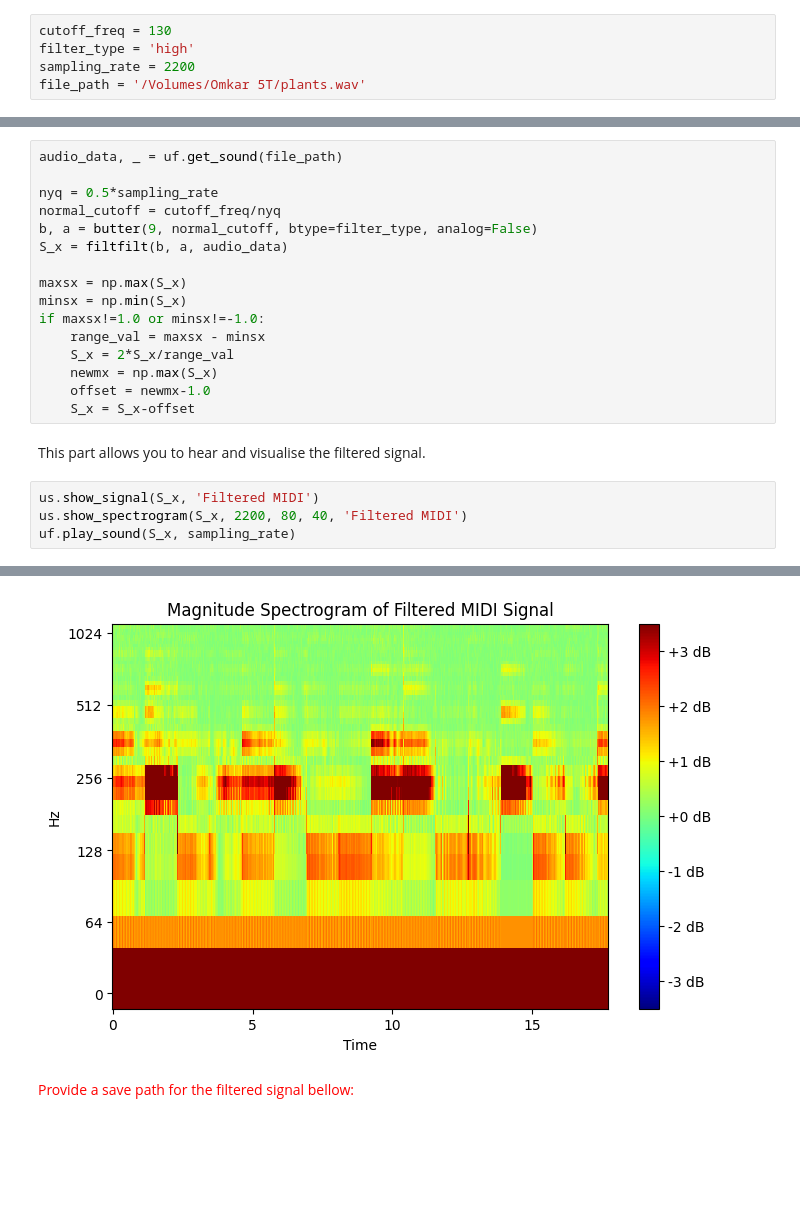
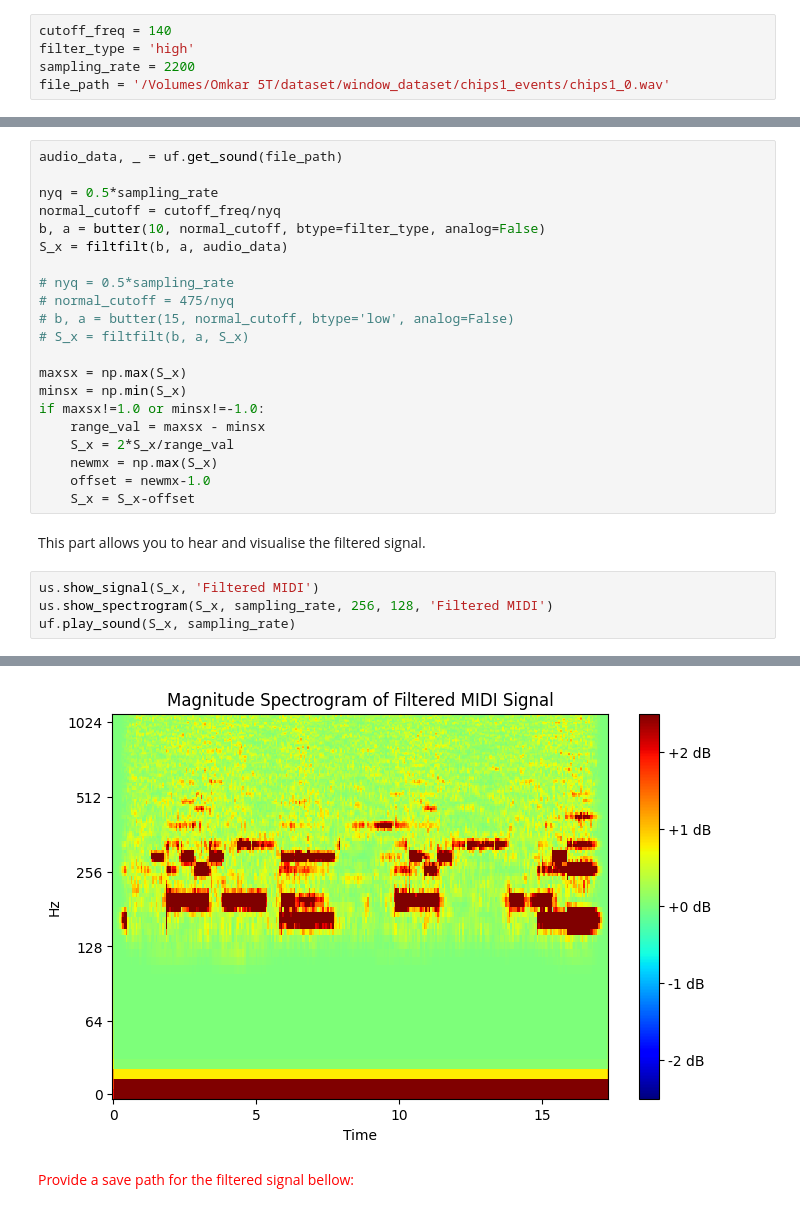
Before and after one commit to omkarpatil06/event_based_visual_microphone, a Jupyter notebook: utilities/scripts/filter_signal.ipynb, the cells around one changed output, grey strips where cells are left out. Drawn from its saved outputs; the diff is of its cells as text; blank space fills up the shorter version.

```diff
--- a/utilities/scripts/filter_signal.ipynb
+++ b/utilities/scripts/filter_signal.ipynb
@@ -17,10 +17,10 @@ import utility_spectrogram as us
 
 There are 2 types of filters allowed by the code: `low` for low-pass or `high`for high-pass filter.
 # %%
-cutoff_freq = 130
+cutoff_freq = 140
 filter_type = 'high'
 sampling_rate = 2200
-file_path = '/Volumes/Omkar 5T/plants.wav'
+file_path = '/Volumes/Omkar 5T/dataset/window_dataset/chips1_events/chips1_0.wav'
 # %% [markdown]
 The code bellow retrives the audio, applies a butterworth filter and nomalises the signal at the end.
 # %%
@@ -28,8 +28,13 @@ audio_data, _ = uf.get_sound(file_path)
 
 nyq = 0.5*sampling_rate
 normal_cutoff = cutoff_freq/nyq
-b, a = butter(9, normal_cutoff, btype=filter_type, analog=False)
+b, a = butter(10, normal_cutoff, btype=filter_type, analog=False)
 S_x = filtfilt(b, a, audio_data)
+
+# nyq = 0.5*sampling_rate
+# normal_cutoff = 475/nyq
+# b, a = butter(15, normal_cutoff, btype='low', analog=False)
+# S_x = filtfilt(b, a, S_x)
 
 maxsx = np.max(S_x)
 minsx = np.min(S_x)
@@ -43,6 +48,6 @@ if maxsx!=1.0 or minsx!=-1.0:
 This part allows you to hear and visualise the filtered signal.
 # %%
 us.show_signal(S_x, 'Filtered MIDI')
-us.show_spectrogram(S_x, 2200, 80, 40, 'Filtered MIDI')
+us.show_spectrogram(S_x, sampling_rate, 256, 128, 'Filtered MIDI')
 uf.play_sound(S_x, sampling_rate)
 # %% [output]
@@ -50,4 +55,4 @@ uf.play_sound(S_x, sampling_rate)
-[figure, old version]
+[figure, new version]
 # %% [markdown]
 <span style="color:red"> Provide a save path for the filtered signal bellow: </span>
 # %%
```
Also changed, not shown: parts of 2 cells of this notebook, 17 other files.
